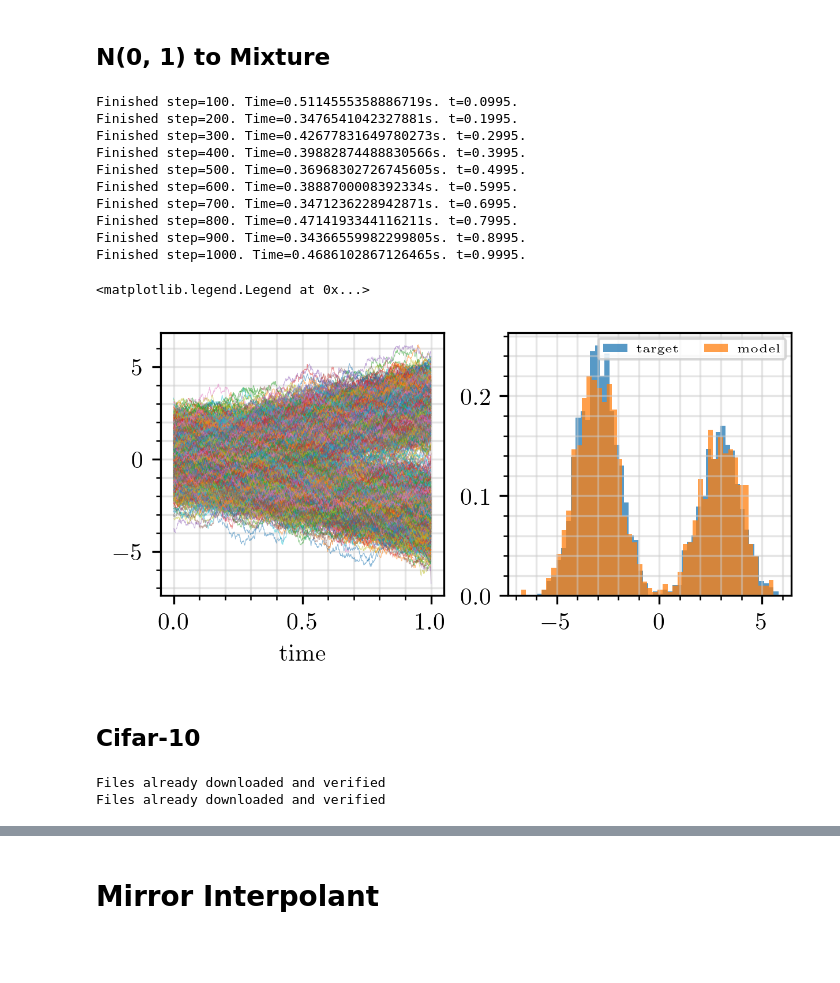
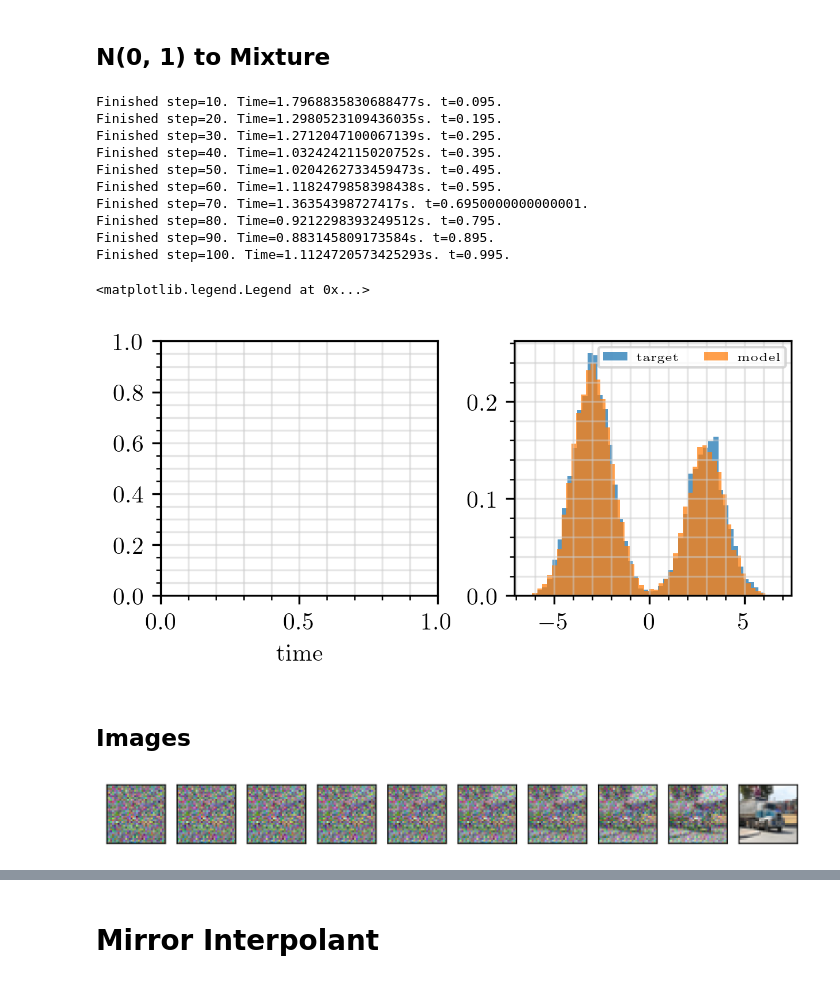
Before and after one commit to malbergo/stochastic-interpolants, a Jupyter notebook: notebooks/exact_velocity.ipynb, the cells around one changed output, grey strips where cells are left out. Saved outputs shown, nothing was run; the diff lists cells and outputs as text; code cells hidden in the pictures; blank space fills up the shorter version.

```diff
--- a/notebooks/exact_velocity.ipynb
+++ b/notebooks/exact_velocity.ipynb
@@ -51,20 +68,22 @@ def eval_drifts(
     beta_dot: Callable[[float], float],
     bb_dot: Callable[[float], float]
 ) -> Tuple[np.ndarray, np.ndarray]:
-    gfacs = vmap(lambda x0: rho((x - alpha(t)*x0) / beta(t)))(x0s)
+    args  = vmap(lambda x0: -np.sum(((x - alpha(t)*x0) / beta(t))**2))(x0s)
+    args  = args - np.max(args)
+    gfacs = np.exp(args/2)
     gfacs = gfacs / np.mean(gfacs)
     u     = np.mean(vmap(lambda x0, gfac: x0*gfac)(x0s, gfacs), axis=0)
     s     = -(x - alpha(t)*u) / beta(t)**2
     b     = alpha_dot(t)*u - bb_dot(t)*s
 
-    return b, s
+    return b, s, u, args
 
 
-batch_eval_drifts = vmap(eval_drifts, in_axes=(None, 0, None, None, None, None, None, None), out_axes=(0, 0))
+batch_eval_drifts = vmap(eval_drifts, in_axes=(None, 0, None, None, None, None, None, None))
 # %% [markdown]
 ## N(0, 1) to Mixture
 # %%
-nsteps    = int(1e3)
+nsteps    = int(1e2)
 t0        = 0
 tf        = 1.0
 dt        = (tf - t0) / nsteps
@@ -74,9 +93,9 @@ alpha_dot = lambda t: 1.0
 beta      = lambda t: np.sqrt(a*(1-t))
 beta_dot  = lambda t: -0.5*np.sqrt(a/(1-t))
 bb_dot    = lambda t: -0.5*a
-eps       = 2.5
-sample_bs = 2048
-target_bs = 2048
+eps       = 0.0
+sample_bs = 10000
+target_bs = 10000
 d         = 1
 p1        = 0.4
 p2        = 0.6
@@ -125,35 +144,34 @@ for curr_step in range(nsteps):
         print(f'Finished step={curr_step+1}. Time={end_time-start_time}s. t={t}.')
         start_time = time.time()
 # %% [output]
-Finished step=100. Time=0.5114555358886719s. t=0.0995.
-Finished step=200. Time=0.3476541042327881s. t=0.1995.
-Finished step=300. Time=0.42677831649780273s. t=0.2995.
-Finished step=400. Time=0.39882874488830566s. t=0.3995.
-Finished step=500. Time=0.36968302726745605s. t=0.4995.
-Finished step=600. Time=0.3888700008392334s. t=0.5995.
-Finished step=700. Time=0.3471236228942871s. t=0.6995.
-Finished step=800. Time=0.4714193344116211s. t=0.7995.
-Finished step=900. Time=0.34366559982299805s. t=0.8995.
-Finished step=1000. Time=0.4686102867126465s. t=0.9995.
+Finished step=10. Time=1.7968835830688477s. t=0.095.
+Finished step=20. Time=1.2980523109436035s. t=0.195.
+Finished step=30. Time=1.2712047100067139s. t=0.295.
+Finished step=40. Time=1.0324242115020752s. t=0.395.
+Finished step=50. Time=1.0204262733459473s. t=0.495.
+Finished step=60. Time=1.1182479858398438s. t=0.595.
+Finished step=70. Time=1.36354398727417s. t=0.6950000000000001.
+Finished step=80. Time=0.9212298393249512s. t=0.795.
+Finished step=90. Time=0.883145809173584s. t=0.895.
+Finished step=100. Time=1.1124720573425293s. t=0.995.
 # %%
 plt.close('all')
 fig, axs = plt.subplots(nrows=1, ncols=2, figsize=(4, 2), constrained_layout=True)
 ts       = onp.linspace(t0, tf, nsteps+1)
 
 
-axs[0].plot(ts, onp.squeeze(xs_traj), alpha=0.5, lw=0.25)
+# axs[0].plot(ts, onp.squeeze(xs_traj), alpha=0.5, lw=0.25)
 axs[0].set_xlabel('time')
-_ = axs[1].hist(onp.squeeze(x0s), bins=50, alpha=0.75, label='target', density=True)
+_ = axs[1].hist(sample_target(sample_bs), bins=50, alpha=0.75, label='target', density=True)
 _ = axs[1].hist(onp.squeeze(xs), bins=50, alpha=0.75,  label='model', density=True)
 axs[1].legend(ncol=2, fontsize=5.0)
 # %% [output]
 <matplotlib.legend.Legend at 0x...>
-[figure, old version]
+[figure, new version]
-# %% [markdown]
-## Cifar-10
+# %% [markdown]
+## Images
 # %%
 def rescale(img: torch.tensor) -> onp.ndarray:
-#     return 2*(onp.array(img)/255.0 - 0.5)
     return (onp.array(img) / 255.0)*2 - 1
 
 
@@ -161,20 +179,9 @@ def restore(img: np.ndarray):
     return (img + 1.0) / 2.0
 
 
-train_bs = 1024
+train_bs = 128
 train_loader = torch.utils.data.DataLoader(
-    datasets.CIFAR10('/scratch/nb3397/datasets', download=True, train=True, transform=rescale),
+    datasets.MNIST('/scratch/nb3397/datasets', download=True, train=True, transform=rescale),
     batch_size=train_bs,
     shuffle=True
 )
-
-
-sample_bs = 1
-sample_loader = torch.utils.data.DataLoader(
-    datasets.CIFAR10('/scratch/nb3397/datasets', download=True, train=False, transform=rescale),
-    batch_size=sample_bs,
-    shuffle=True
-)
-# %% [output]
-Files already downloaded and verified
-Files already downloaded and verified
@@ -180,0 +195,11 @@ Files already downloaded and verified
+# %%
+plt.close('all')
+fig, axs = plt.subplots(ncols=10, figsize=(10*250/300, 250/300))
+
+for kk, ax in enumerate(axs):
+    ax.imshow(restore(xts[kk] / xts[kk].max()), cmap="Greys")
+    ax.grid(False)
+    ax.tick_params(which='both', bottom=False, left=False)
+    ax.set_xticks([]); ax.set_yticks([])
+# %% [output]
+[figure, added]
```
Also changed, not shown: parts of 14 cells of this notebook.
